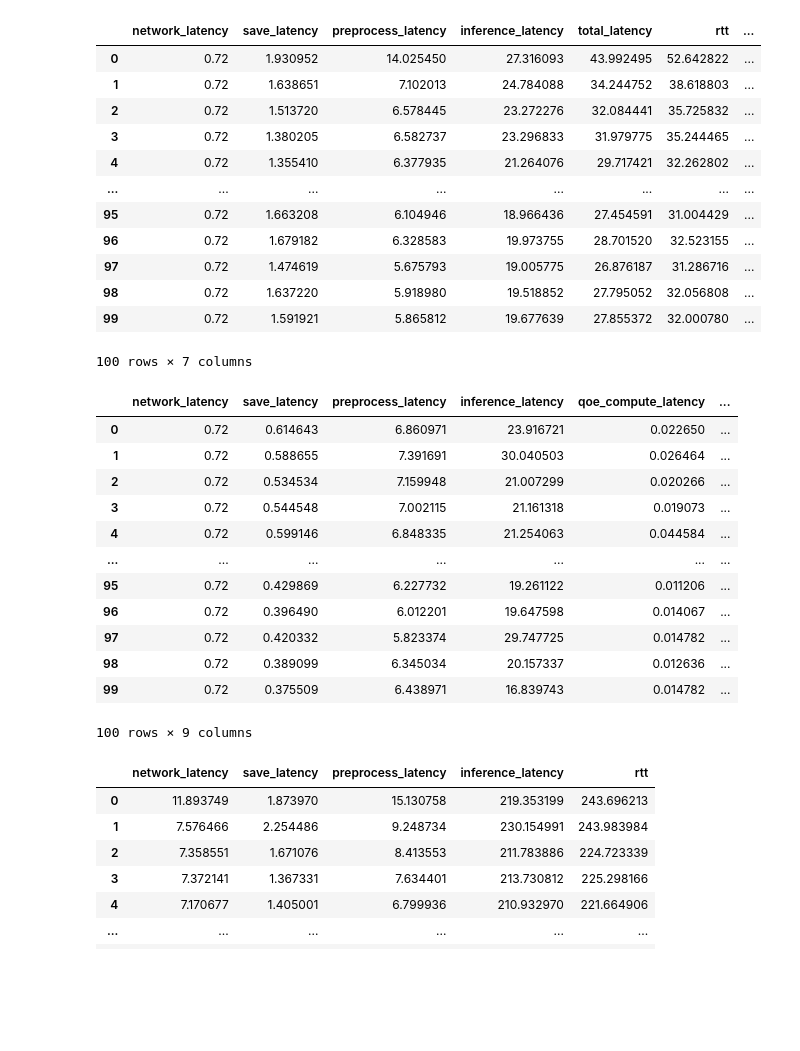
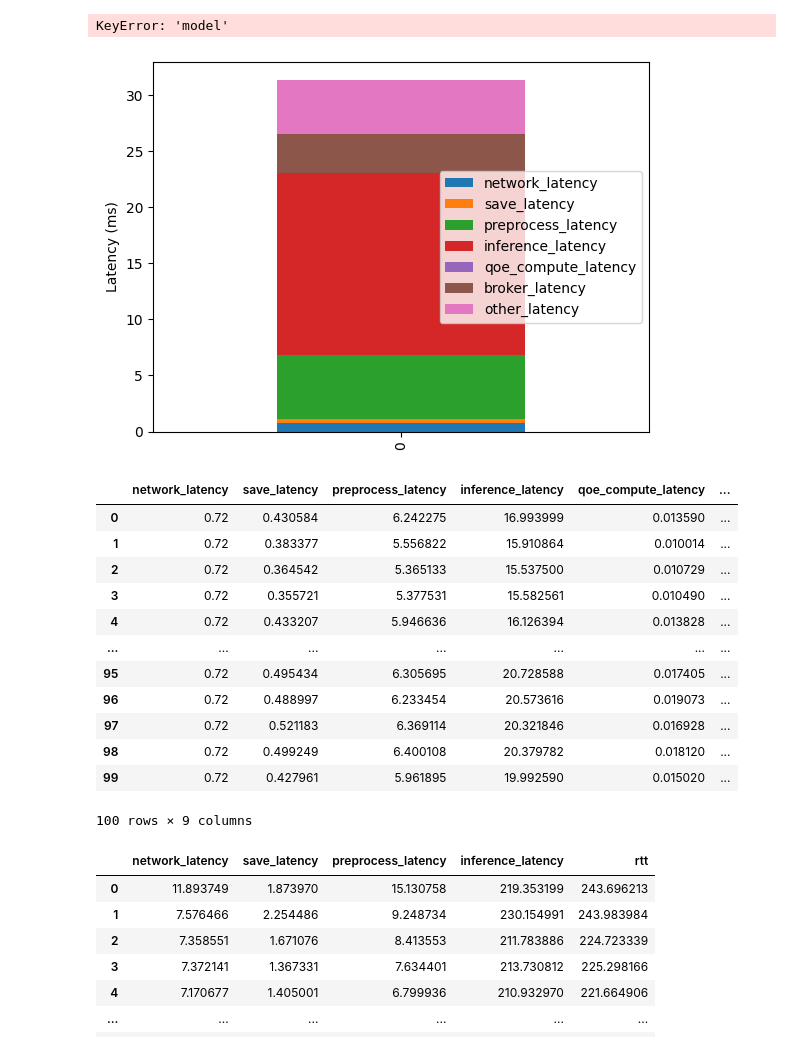
Before and after one commit to Data-to-Insight-Center/ckn-edge-optimization, a Jupyter notebook: micro_benchmarking/results/analysis.ipynb, the cells around one changed output. Cells and saved outputs as stored; diff of their text form; code cells hidden in the pictures; blank space fills up the shorter version.

Commit message:
add results

```diff
--- a/micro_benchmarking/results/analysis.ipynb
+++ b/micro_benchmarking/results/analysis.ipynb
@@ -1,65 +1,73 @@
 # %%
 import pandas as pd
 
-def calculate_latencies(df):
+def calculate_latencies_ckn(df):
     df["network_latency"] = 0.720
     df["save_latency"] = (df["image_save_at"] - df["server_receive_at"]) * 1000
     df["preprocess_latency"] = (df["image_preprocessed_at"] - df["image_save_at"]) * 1000
     df["inference_latency"] = (df["image_predicted_at"] - df["image_preprocessed_at"]) * 1000
-    df["total_latency"] = df["network_latency"] + df["save_latency"] + df["preprocess_latency"] + df["inference_latency"]
+    df["qoe_compute_latency"] = (df["qoe_computed_at"] - df["image_predicted_at"]) * 1000
+    df["broker_latency"] = (df["broker_produced_at"] - df["qoe_computed_at"]) * 1000
+    df["total_latency"] = df["network_latency"] + df["save_latency"] + df["preprocess_latency"] + df["inference_latency"] + df["qoe_compute_latency"] + df["broker_latency"]
     df["rtt"] = (df["client_receive_at"] - df["client_send_at"]) * 1000
-    df["rtt - total_latency"] = df["rtt"] - df["total_latency"]
+    df["other_latency"] = df["rtt"] - df["total_latency"]
 
-    return df[["network_latency", "save_latency", "preprocess_latency", "inference_latency", "total_latency", "rtt", "rtt - total_latency"]]
+    return df[["network_latency", "save_latency", "preprocess_latency", "inference_latency", "qoe_compute_latency", "broker_latency", "total_latency", "rtt", "other_latency"]]
 
-mobilenet_v3_small = pd.read_csv("/Users/neeleshkarthikeyan/d2i/ckn-edge-optimization/micro_benchmarking/results/mobilenet_v3_small.csv")
-mobilenet_v3_small = calculate_latencies(mobilenet_v3_small)
-mobilenet_v3_small
+results = pd.read_csv("results_ckn.csv")
+results["model"] = "MobileNetV3 Small"
+
+results = calculate_latencies_ckn(results)
+
+# get mean of all columns
+results = results.mean()
+results = results.to_frame().T
+
+import matplotlib.pyplot as plt
+
+results = results.drop(columns=["rtt", "total_latency"])
+results.plot(kind='bar', stacked=True)
+plt.ylabel("Latency (ms)")
+
+plt.xticks([0], )
+plt.xticks(rotation=0)
+
+plt.legend(loc='upper left', bbox_to_anchor=(1.0, 1.0))
+plt.show()
 # %% [output]
-|  | network_latency | save_latency | preprocess_latency | inference_latency | total_latency | rtt | ... |
-| 0 | 0.72 | 1.930952 | 14.025450 | 27.316093 | 43.992495 | 52.642822 | ... |
-| 1 | 0.72 | 1.638651 | 7.102013 | 24.784088 | 34.244752 | 38.618803 | ... |
-| 2 | 0.72 | 1.513720 | 6.578445 | 23.272276 | 32.084441 | 35.725832 | ... |
-| 3 | 0.72 | 1.380205 | 6.582737 | 23.296833 | 31.979775 | 35.244465 | ... |
-| 4 | 0.72 | 1.355410 | 6.377935 | 21.264076 | 29.717421 | 32.262802 | ... |
-| ... | ... | ... | ... | ... | ... | ... | ... |
-| 95 | 0.72 | 1.663208 | 6.104946 | 18.966436 | 27.454591 | 31.004429 | ... |
-| 96 | 0.72 | 1.679182 | 6.328583 | 19.973755 | 28.701520 | 32.523155 | ... |
-| 97 | 0.72 | 1.474619 | 5.675793 | 19.005775 | 26.876187 | 31.286716 | ... |
-| 98 | 0.72 | 1.637220 | 5.918980 | 19.518852 | 27.795052 | 32.056808 | ... |
-| 99 | 0.72 | 1.591921 | 5.865812 | 19.677639 | 27.855372 | 32.000780 | ... |
-100 rows × 7 columns
+KeyError: 'model'
+[figure, added]
 # %%
-def calculate_latencies(df):
+def calculate_latencies_ckn(df):
     df["network_latency"] = 0.720
     df["save_latency"] = (df["image_save_at"] - df["server_receive_at"]) * 1000
     df["preprocess_latency"] = (df["image_preprocessed_at"] - df["image_save_at"]) * 1000
     df["inference_latency"] = (df["image_predicted_at"] - df["image_preprocessed_at"]) * 1000
     df["qoe_compute_latency"] = (df["qoe_computed_at"] - df["image_predicted_at"]) * 1000
     df["broker_latency"] = (df["broker_produced_at"] - df["qoe_computed_at"]) * 1000
     df["total_latency"] = df["network_latency"] + df["save_latency"] + df["preprocess_latency"] + df["inference_latency"] + df["qoe_compute_latency"] + df["broker_latency"]
     df["rtt"] = (df["client_receive_at"] - df["client_send_at"]) * 1000
     df["rtt - total_latency"] = df["rtt"] - df["total_latency"]
 
     return df[["network_latency", "save_latency", "preprocess_latency", "inference_latency", "qoe_compute_latency", "broker_latency", "total_latency", "rtt", "rtt - total_latency"]]
 
 
-mobilenet_v3_small_ckn = pd.read_csv("/Users/neeleshkarthikeyan/d2i/ckn-edge-optimization/micro_benchmarking/results/mobilenet_v3_small_ckn_.csv")
-mobilenet_v3_small_ckn = calculate_latencies(mobilenet_v3_small_ckn)
+mobilenet_v3_small_ckn = pd.read_csv("mobilenet_ckn.csv")
+mobilenet_v3_small_ckn = calculate_latencies_ckn(mobilenet_v3_small_ckn)
 mobilenet_v3_small_ckn
 # %% [output]
 |  | network_latency | save_latency | preprocess_latency | inference_latency | qoe_compute_latency | ... |
-| 0 | 0.72 | 0.614643 | 6.860971 | 23.916721 | 0.022650 | ... |
-| 1 | 0.72 | 0.588655 | 7.391691 | 30.040503 | 0.026464 | ... |
-| 2 | 0.72 | 0.534534 | 7.159948 | 21.007299 | 0.020266 | ... |
-| 3 | 0.72 | 0.544548 | 7.002115 | 21.161318 | 0.019073 | ... |
-| 4 | 0.72 | 0.599146 | 6.848335 | 21.254063 | 0.044584 | ... |
+| 0 | 0.72 | 0.430584 | 6.242275 | 16.993999 | 0.013590 | ... |
+| 1 | 0.72 | 0.383377 | 5.556822 | 15.910864 | 0.010014 | ... |
+| 2 | 0.72 | 0.364542 | 5.365133 | 15.537500 | 0.010729 | ... |
+| 3 | 0.72 | 0.355721 | 5.377531 | 15.582561 | 0.010490 | ... |
+| 4 | 0.72 | 0.433207 | 5.946636 | 16.126394 | 0.013828 | ... |
 | ... | ... | ... | ... | ... | ... | ... |
-| 95 | 0.72 | 0.429869 | 6.227732 | 19.261122 | 0.011206 | ... |
-| 96 | 0.72 | 0.396490 | 6.012201 | 19.647598 | 0.014067 | ... |
-| 97 | 0.72 | 0.420332 | 5.823374 | 29.747725 | 0.014782 | ... |
-| 98 | 0.72 | 0.389099 | 6.345034 | 20.157337 | 0.012636 | ... |
-| 99 | 0.72 | 0.375509 | 6.438971 | 16.839743 | 0.014782 | ... |
+| 95 | 0.72 | 0.495434 | 6.305695 | 20.728588 | 0.017405 | ... |
+| 96 | 0.72 | 0.488997 | 6.233454 | 20.573616 | 0.019073 | ... |
+| 97 | 0.72 | 0.521183 | 6.369114 | 20.321846 | 0.016928 | ... |
+| 98 | 0.72 | 0.499249 | 6.400108 | 20.379782 | 0.018120 | ... |
+| 99 | 0.72 | 0.427961 | 5.961895 | 19.992590 | 0.015020 | ... |
 100 rows × 9 columns
 # %%
 mobilenet = pd.read_csv("/Users/neeleshkarthikeyan/d2i/ckn-edge-optimization/micro_benchmarking/results/mobilenet_v3_small.csv")
```
Also changed, not shown: 12 other files.
